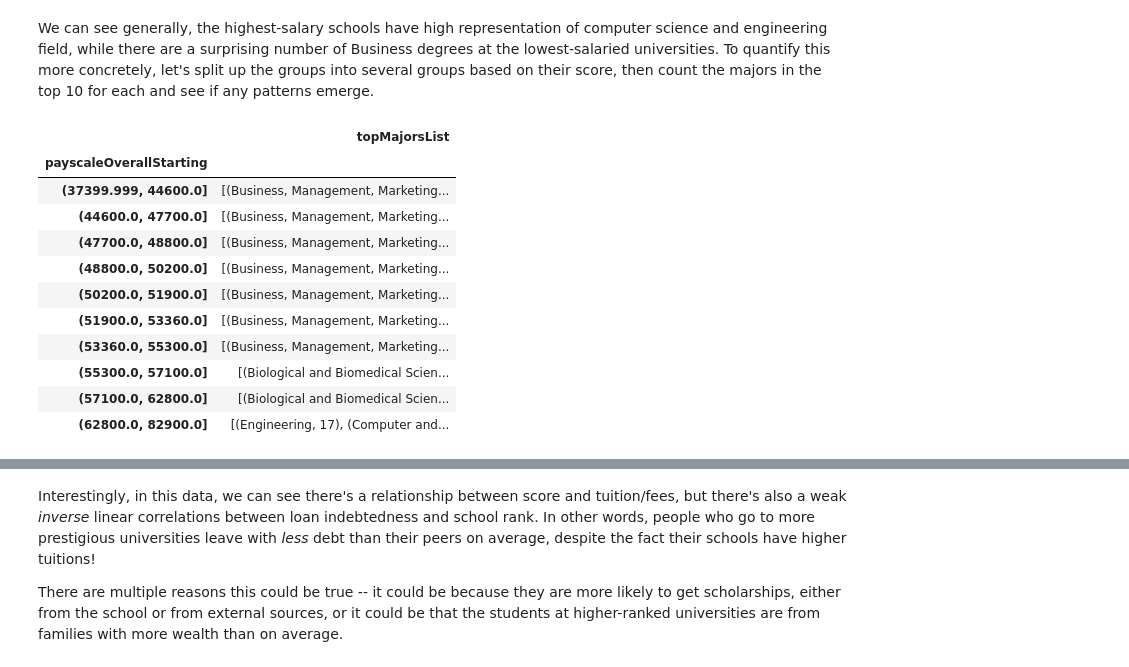
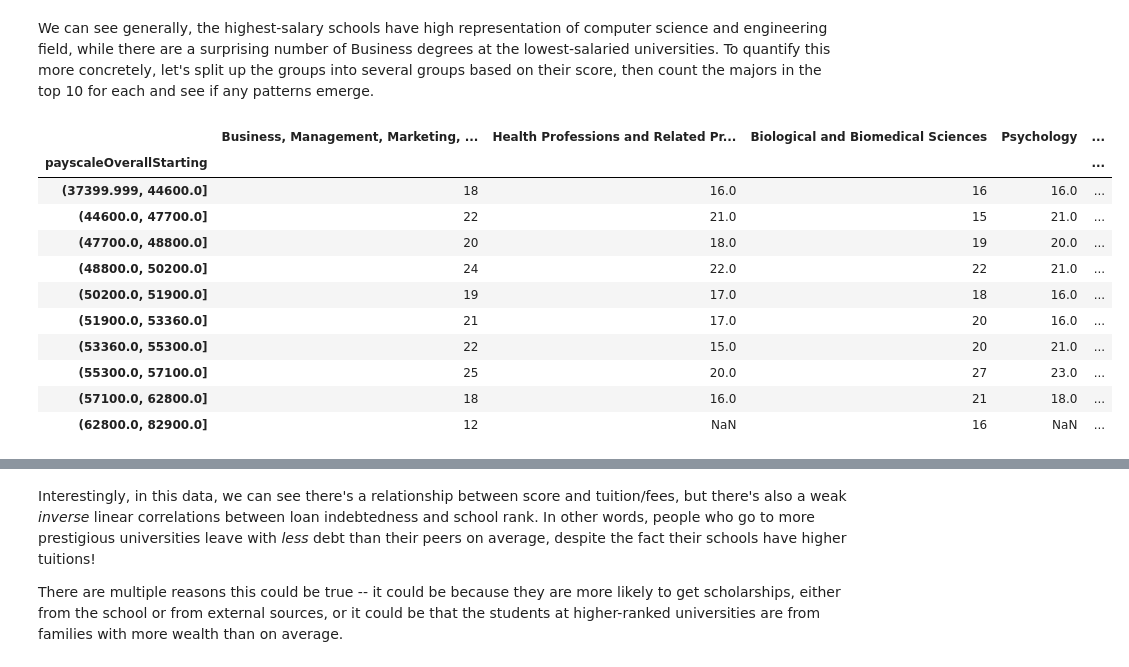
Before and after one commit to Aurathic/USNews-Colleges-Web-Scraper, a Jupyter notebook: python_web_scraper/web_scraping_2.ipynb, the cells around one changed output, grey strips where cells are left out. Drawn from its saved outputs; the diff is of its cells as text; code cells hidden in the pictures.

```diff
--- a/python_web_scraper/web_scraping_2.ipynb
+++ b/python_web_scraper/web_scraping_2.ipynb
@@ -569,0 +555,3 @@ After graphing, we can see some stray 0s in the SAT score graph, indicating an i
+# %%
+pd.set_option('display.max_columns', 20)
+univ_df[univ_df["gSat1600ScaleChart_satGridRng1600"]==0].filter(regex="displayName|gSat1600ScaleChart")
@@ -656,29 +674,25 @@ We can see generally, the highest-salary schools have high representation of com
 # %%
 from collections import Counter
 
 df_majors_pay = univ_df[["payscaleOverallStarting", "topMajors"]].copy()
 df_majors_pay["topMajorsList"] = df_majors_pay["topMajors"].apply(lambda x: [i[0] for i in x])
 df_majors_pay = df_majors_pay.explode("topMajorsList")
-pay_group = df_majors_pay[["payscaleOverallStarting","topMajorsList"]].groupby(pd.qcut(df_majors_pay["payscaleOverallStarting"],10))
-pay_counters = pay_group["topMajorsList"].apply(list).apply(lambda x: Counter(x).most_common(10))
-
-pd.DataFrame(pay_counters)
-
-#df_majors_count_pay = pd.DataFrame(pay_counters).apply(pd.Series)
-#df_majors_count_pay = pd.json_normalize(df_majors_count_pay["topMajorsList"])
-#df_majors_count_pay
-#df_majors_count_pay.index.to_series()
-#df_majors_count_pay.plot(kind='bar', stacked=True)
+pay_group = df_majors_pay[["payscaleOverallStarting","topMajorsList"]].groupby(pd.qcut(df_majors_pay["payscaleOverallStarting"],10)) # group majors
+pay_counters = pay_group["topMajorsList"].apply(list).apply(lambda x: dict(Counter(x).most_common(10))) # count the representation, only look at the 10 most common in the top 10s in this group
+df_majors_count_pay_temp = pd.DataFrame(pay_counters).apply(lambda x: pd.Series(x))
+df_majors_count_pay = pd.json_normalize(df_majors_count_pay_temp["topMajorsList"]) # put into a nice DataFrame form
+df_majors_count_pay.index = df_majors_count_pay_temp.index # transfer over the index
+df_majors_count_pay
 # %% [output]
-|  | topMajorsList |
-| payscaleOverallStarting |  |
-| (37399.999, 44600.0] | [(Business, Management, Marketing... |
-| (44600.0, 47700.0] | [(Business, Management, Marketing... |
-| (47700.0, 48800.0] | [(Business, Management, Marketing... |
-| (48800.0, 50200.0] | [(Business, Management, Marketing... |
-| (50200.0, 51900.0] | [(Business, Management, Marketing... |
-| (51900.0, 53360.0] | [(Business, Management, Marketing... |
-| (53360.0, 55300.0] | [(Business, Management, Marketing... |
-| (55300.0, 57100.0] | [(Biological and Biomedical Scien... |
-| (57100.0, 62800.0] | [(Biological and Biomedical Scien... |
-| (62800.0, 82900.0] | [(Engineering, 17), (Computer and... |
+|  | Business, Management, Marketing, ... | Health Professions and Related Pr... | Biological and Biomedical Sciences | Psychology | ... |
+| payscaleOverallStarting |  |  |  |  | ... |
+| (37399.999, 44600.0] | 18 | 16.0 | 16 | 16.0 | ... |
+| (44600.0, 47700.0] | 22 | 21.0 | 15 | 21.0 | ... |
+| (47700.0, 48800.0] | 20 | 18.0 | 19 | 20.0 | ... |
+| (48800.0, 50200.0] | 24 | 22.0 | 22 | 21.0 | ... |
+| (50200.0, 51900.0] | 19 | 17.0 | 18 | 16.0 | ... |
+| (51900.0, 53360.0] | 21 | 17.0 | 20 | 16.0 | ... |
+| (53360.0, 55300.0] | 22 | 15.0 | 20 | 21.0 | ... |
+| (55300.0, 57100.0] | 25 | 20.0 | 27 | 23.0 | ... |
+| (57100.0, 62800.0] | 18 | 16.0 | 21 | 18.0 | ... |
+| (62800.0, 82900.0] | 12 | NaN | 16 | NaN | ... |
```
Also changed, not shown: parts of 28 cells of this notebook, 1 other file.
